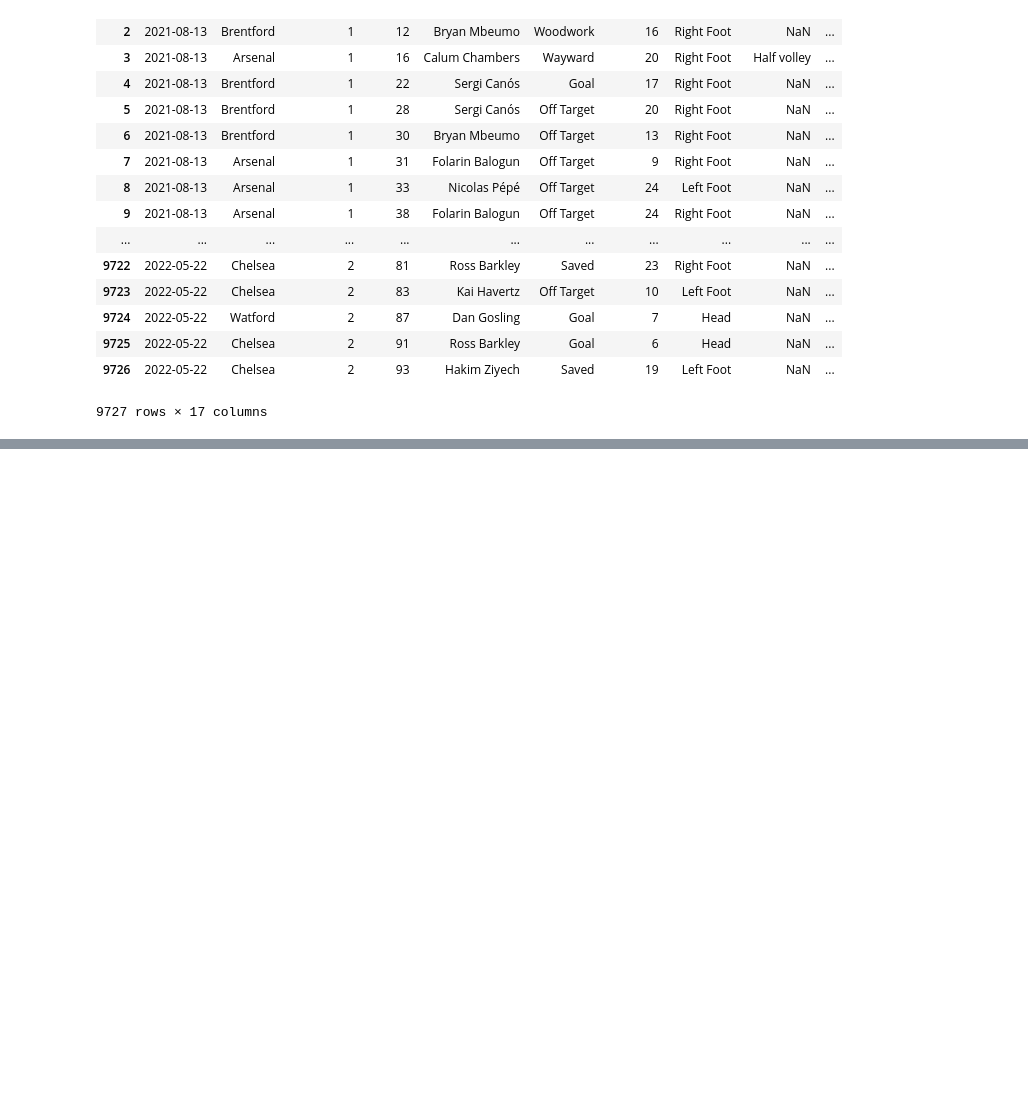
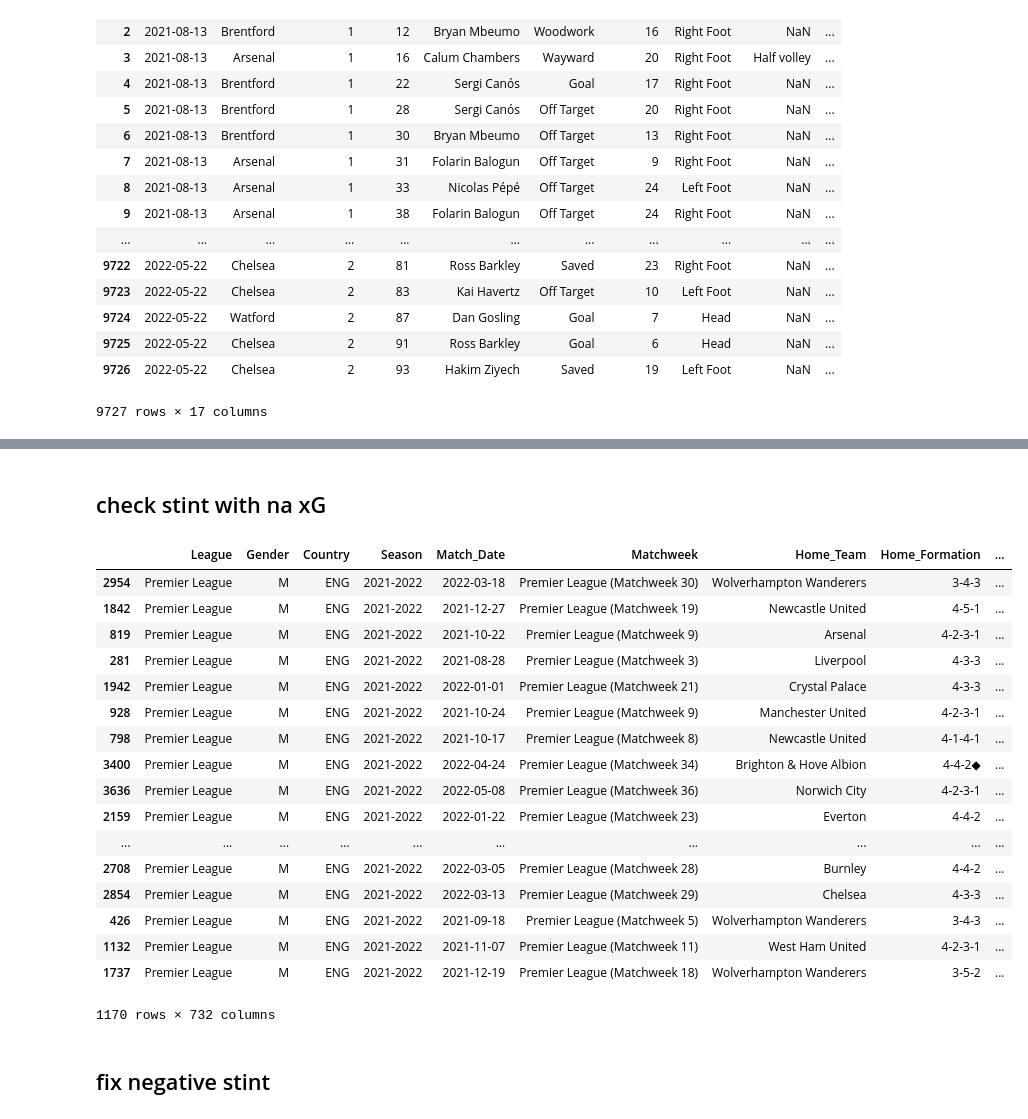
Before and after one commit to gary-boyuan-zhang/SURE-CMU, a Jupyter notebook: Final Project/xG stint aggregation.ipynb, the cells around one changed output, grey strips where cells are left out. Cells and saved outputs as stored; diff of their text form; code cells hidden in the pictures; blank space fills up the shorter version.

```diff
--- a/Final Project/xG stint aggregation.ipynb
+++ b/Final Project/xG stint aggregation.ipynb
@@ -91,0 +416,25 @@ shoot
+# %% [markdown]
+## check stint with na xG
+# %%
+apm[apm['xG'].isna() ].sort_values(by = 'stint_length')
+# %% [output]
+|  | League | Gender | Country | Season | Match_Date | Matchweek | Home_Team | Home_Formation | ... |
+| 2954 | Premier League | M | ENG | 2021-2022 | 2022-03-18 | Premier League (Matchweek 30) | Wolverhampton Wanderers | 3-4-3 | ... |
+| 1842 | Premier League | M | ENG | 2021-2022 | 2021-12-27 | Premier League (Matchweek 19) | Newcastle United | 4-5-1 | ... |
+| 819 | Premier League | M | ENG | 2021-2022 | 2021-10-22 | Premier League (Matchweek 9) | Arsenal | 4-2-3-1 | ... |
+| 281 | Premier League | M | ENG | 2021-2022 | 2021-08-28 | Premier League (Matchweek 3) | Liverpool | 4-3-3 | ... |
+| 1942 | Premier League | M | ENG | 2021-2022 | 2022-01-01 | Premier League (Matchweek 21) | Crystal Palace | 4-3-3 | ... |
+| 928 | Premier League | M | ENG | 2021-2022 | 2021-10-24 | Premier League (Matchweek 9) | Manchester United | 4-2-3-1 | ... |
+| 798 | Premier League | M | ENG | 2021-2022 | 2021-10-17 | Premier League (Matchweek 8) | Newcastle United | 4-1-4-1 | ... |
+| 3400 | Premier League | M | ENG | 2021-2022 | 2022-04-24 | Premier League (Matchweek 34) | Brighton & Hove Albion | 4-4-2◆ | ... |
+| 3636 | Premier League | M | ENG | 2021-2022 | 2022-05-08 | Premier League (Matchweek 36) | Norwich City | 4-2-3-1 | ... |
+| 2159 | Premier League | M | ENG | 2021-2022 | 2022-01-22 | Premier League (Matchweek 23) | Everton | 4-4-2 | ... |
+| ... | ... | ... | ... | ... | ... | ... | ... | ... | ... |
+| 2708 | Premier League | M | ENG | 2021-2022 | 2022-03-05 | Premier League (Matchweek 28) | Burnley | 4-4-2 | ... |
+| 2854 | Premier League | M | ENG | 2021-2022 | 2022-03-13 | Premier League (Matchweek 29) | Chelsea | 4-3-3 | ... |
+| 426 | Premier League | M | ENG | 2021-2022 | 2021-09-18 | Premier League (Matchweek 5) | Wolverhampton Wanderers | 3-4-3 | ... |
+| 1132 | Premier League | M | ENG | 2021-2022 | 2021-11-07 | Premier League (Matchweek 11) | West Ham United | 4-2-3-1 | ... |
+| 1737 | Premier League | M | ENG | 2021-2022 | 2021-12-19 | Premier League (Matchweek 18) | Wolverhampton Wanderers | 3-5-2 | ... |
+1170 rows × 732 columns
+# %% [markdown]
+## fix negative stint
```
Also changed, not shown: parts of 40 cells of this notebook, 2 other files.
